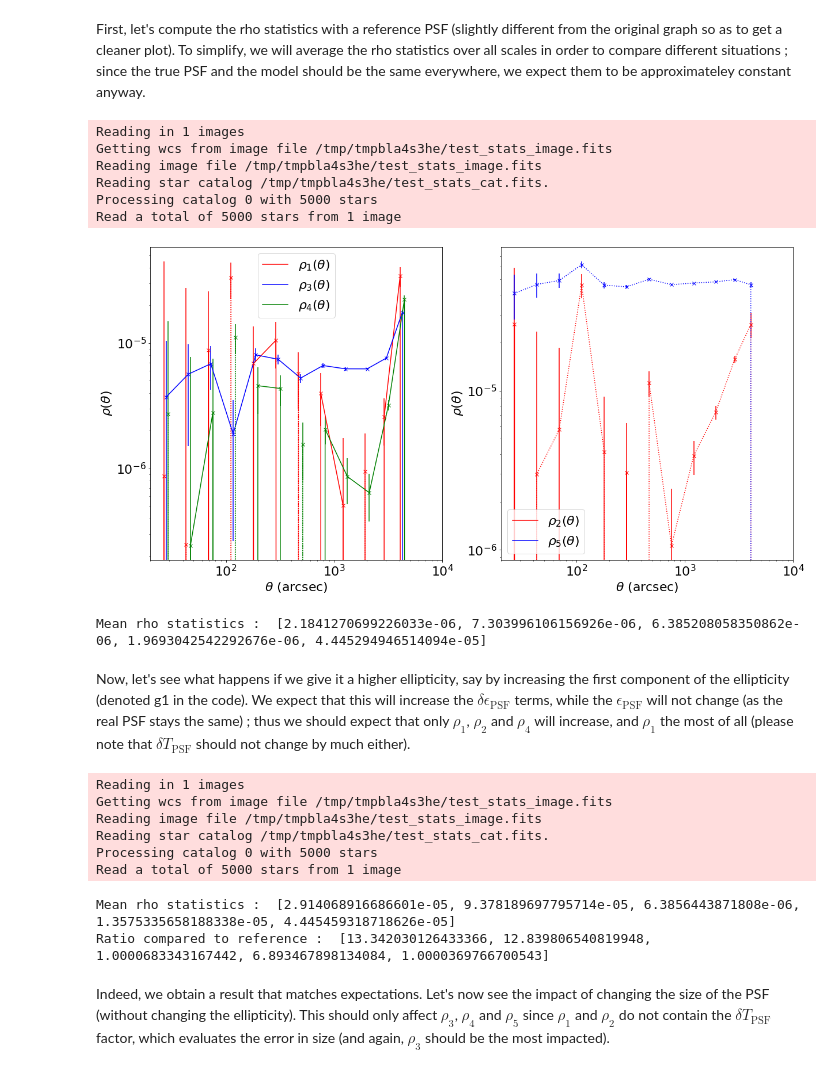
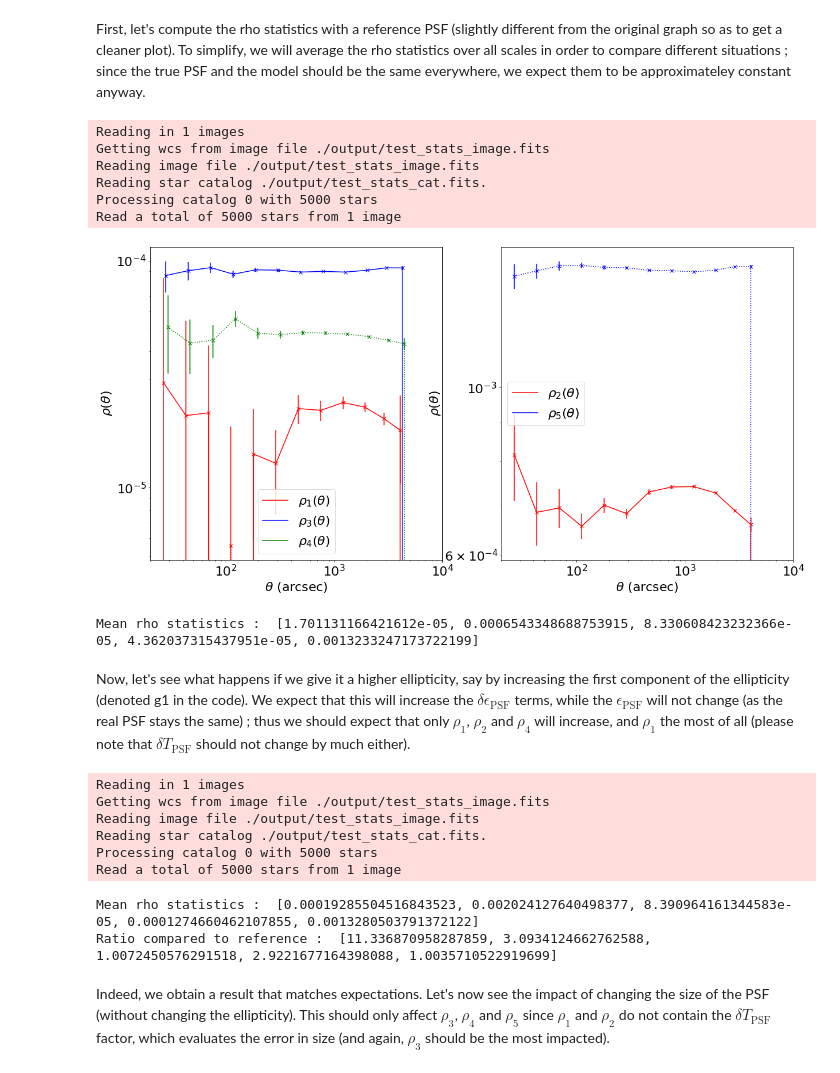
Before and after one commit to CosmoStat/Shear-and-PSF-Reading-Group, a Jupyter notebook: shearbook/psf/rho-statistics.ipynb, the cells around one changed output. Drawn from its saved outputs; the diff is of its cells as text; code cells hidden in the pictures.

Commit message:
Final update for rho statistics

```diff
--- a/shearbook/psf/rho-statistics.ipynb
+++ b/shearbook/psf/rho-statistics.ipynb
@@ -128,9 +128,9 @@ import tempfile
 import matplotlib.pyplot as plt
 plt.rcParams.update({'font.size': 22})
 
-output_dir = tempfile.mkdtemp()
+output_dir = "./output"#tempfile.mkdtemp()
 
-def setup(sigma = 0.5,g1 = 0.02,g2 = 0,du = 0,dv = 0,flux = 123.45,stamp_size=2048,n_stars=5000,point_array=None,plot=False,randomize_ell=False):
+def setup(sigma = 0.4,g1 = 0.15,g2 = 0,du = 0,dv = 0,flux = 123.45,stamp_size=2048,n_stars=5000,point_array=None,plot=False,randomize_ell=False):
     """Build an input image and catalog used by a few tests below.
     """
     wcs = galsim.PixelScale(0.263)
@@ -150,7 +150,7 @@ def setup(sigma = 0.5,g1 = 0.02,g2 = 0,du = 0,dv = 0,flux = 123.45,stamp_size=20
         bounds = galsim.BoundsI(int(x-31), int(x+32), int(y-31), int(y+32))
         offset = galsim.PositionD(x-int(x)-0.5, y-int(y)-0.5)
         psf.drawImage(image=image2[bounds], method='no_pixel', offset=offset)
-        image += image2
+        image[bounds] += image2[bounds]
     image.addNoise(galsim.GaussianNoise(rng=galsim.BaseDeviate(1234), sigma=1e-6))
     if plot:
         plt.figure(figsize=(15,15))
@@ -240,28 +240,28 @@ def compute_rho_stats_mean(sigma,g1,g2,du,dv,flux,plot=False):
 # %% [markdown]
 First, let's compute the rho statistics with a reference PSF (slightly different from the original graph so as to get a cleaner plot). To simplify, we will average the rho statistics over all scales in order to compare different situations ; since the true PSF and the model should be the same everywhere, we expect them to be approximateley constant anyway.
 # %%
-sigma = 0.55
-g1 = 0.02
+sigma = 0.42
+g1 = 0.15
 g2 = 0
 du = 0.  # in arcsec
 dv = 0.
 flux = 123.45
 ref_rho_stats = compute_rho_stats_mean(sigma,g1,g2,du,dv,flux,plot=True)
 print("Mean rho statistics : ",ref_rho_stats)
 # %% [output]
 Reading in 1 images
-Getting wcs from image file /tmp/tmpbla4s3he/test_stats_image.fits
-Reading image file /tmp/tmpbla4s3he/test_stats_image.fits
-Reading star catalog /tmp/tmpbla4s3he/test_stats_cat.fits.
+Getting wcs from image file ./output/test_stats_image.fits
+Reading image file ./output/test_stats_image.fits
+Reading star catalog ./output/test_stats_cat.fits.
 Processing catalog 0 with 5000 stars
 Read a total of 5000 stars from 1 image
-[figure, old version]
+[figure, new version]
-Mean rho statistics :  [2.1841270699226033e-06, 7.303996106156926e-06, 6.385208058350862e-06, 1.9693042542292676e-06, 4.445294946514094e-05]
+Mean rho statistics :  [1.701131166421612e-05, 0.0006543348688753915, 8.330608423232366e-05, 4.362037315437951e-05, 0.0013233247173722199]
 # %% [markdown]
 Now, let's see what happens if we give it a higher ellipticity, say by increasing the first component of the ellipticity (denoted g1 in the code). We expect that this will increase the $\delta\epsilon_\text{PSF}$ terms, while the $\epsilon_\text{PSF}$ will not change (as the real PSF stays the same) ; thus we should expect that only $\rho_1$, $\rho_2$ and $\rho_4$ will increase, and $\rho_1$ the most of all  (please note that $\delta T_\text{PSF}$ should not change by much either).
 # %%
-sigma = 0.55
-g1 = 0.025
+sigma = 0.42
+g1 = 0.17
 g2 = 0
 du = 0.  # in arcsec
 dv = 0.
@@ -271,13 +271,13 @@ print("Mean rho statistics : ",high_ellipticity_rho_stats)
 print("Ratio compared to reference : ",[high_ellipticity_rho_stats[i]/ref_rho_stats[i] for i in range(5)])
 # %% [output]
 Reading in 1 images
-Getting wcs from image file /tmp/tmpbla4s3he/test_stats_image.fits
-Reading image file /tmp/tmpbla4s3he/test_stats_image.fits
-Reading star catalog /tmp/tmpbla4s3he/test_stats_cat.fits.
+Getting wcs from image file ./output/test_stats_image.fits
+Reading image file ./output/test_stats_image.fits
+Reading star catalog ./output/test_stats_cat.fits.
 Processing catalog 0 with 5000 stars
 Read a total of 5000 stars from 1 image
-Mean rho statistics :  [2.914068916686601e-05, 9.378189697795714e-05, 6.3856443871808e-06, 1.3575335658188338e-05, 4.445459318718626e-05]
-Ratio compared to reference :  [13.342030126433366, 12.839806540819948, 1.0000683343167442, 6.893467898134084, 1.0000369766700543]
+Mean rho statistics :  [0.00019285504516843523, 0.002024127640498377, 8.390964161344583e-05, 0.0001274660462107855, 0.0013280503791372122]
+Ratio compared to reference :  [11.336870958287859, 3.0934124662762588, 1.0072450576291518, 2.9221677164398088, 1.0035710522919699]
 # %% [markdown]
 Indeed, we obtain a result that matches expectations. Let's now see the impact of changing the size of the PSF (without changing the ellipticity). This should only affect $\rho_3$, $\rho_4$ and $\rho_5$ since $\rho_1$ and $\rho_2$ do not contain the $\delta T_\text{PSF}$ factor, which evaluates the error in size (and again, $\rho_3$ should be the most impacted).
 # %%
```
Also changed, not shown: parts of 2 cells of this notebook.
